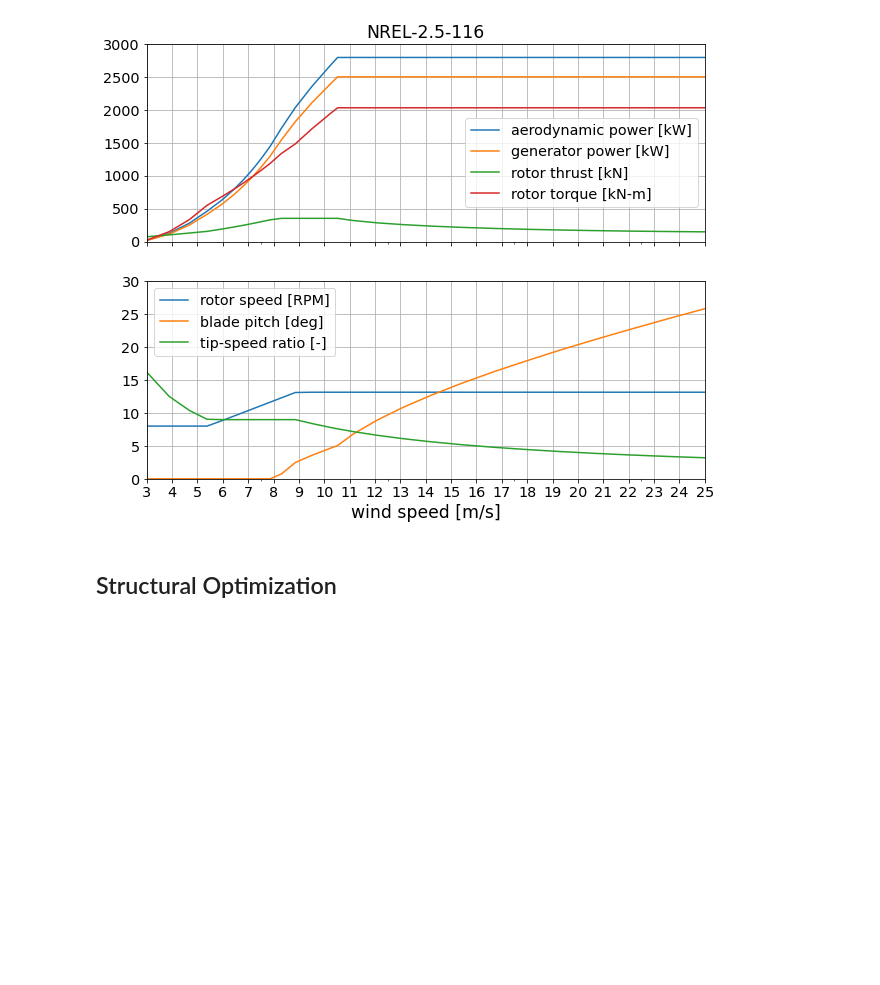
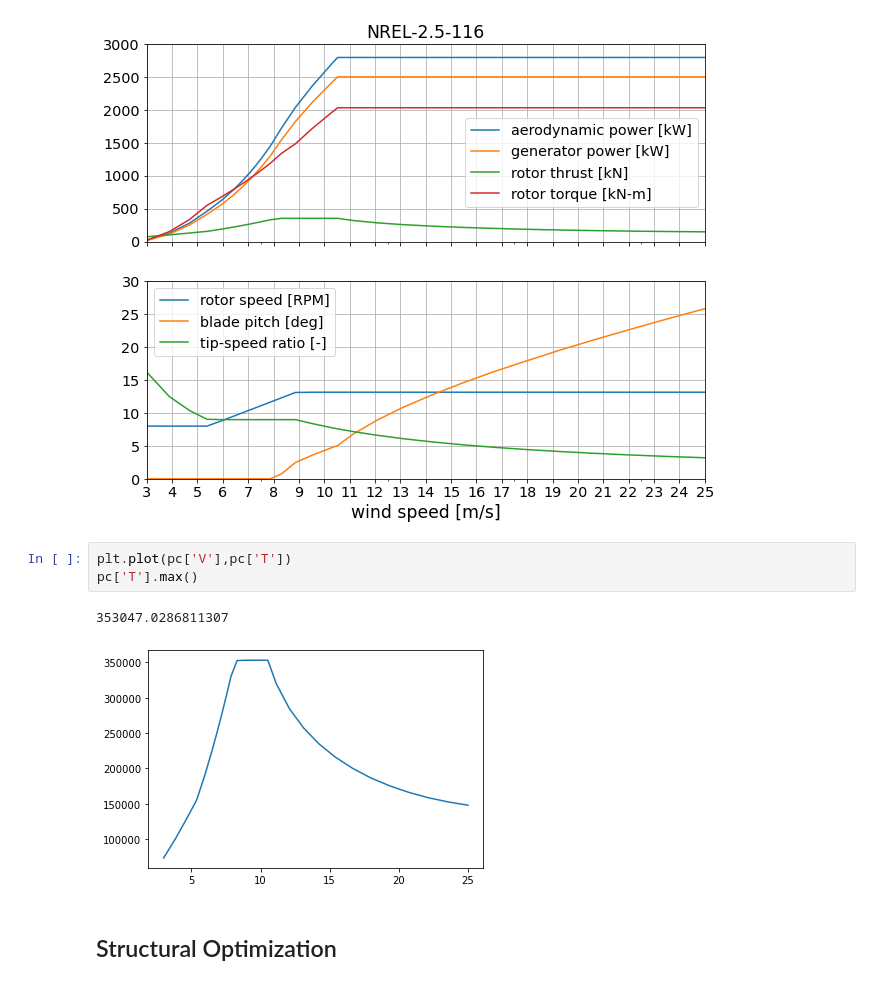
Before and after one commit to NREL/openfast-turbine-models, a Jupyter notebook: IEA-scaled/NREL-2.5-116/WISDEM/check_NREL-2p5-116.ipynb, the cells around one changed output. Cells and saved outputs as stored; diff of their text form; blank space fills up the shorter version.

```diff
--- a/IEA-scaled/NREL-2.5-116/WISDEM/check_NREL-2p5-116.ipynb
+++ b/IEA-scaled/NREL-2.5-116/WISDEM/check_NREL-2p5-116.ipynb
@@ -256,6 +256,12 @@ ax[0].set_title(prefix, fontsize='xx-large')
 fig.savefig(os.path.join(figdir,prefix+'_design_overview.png'),bbox_inches='tight')
 # %% [output]
 [figure]
+# %%
+plt.plot(pc['V'],pc['T'])
+pc['T'].max()
+# %% [output]
+353047.0286811307
+[figure, added]
 # %% [markdown]
 ## Structural Optimization
 # %%
```
Also changed, not shown: parts of 1 cell of this notebook, 10 other files.
